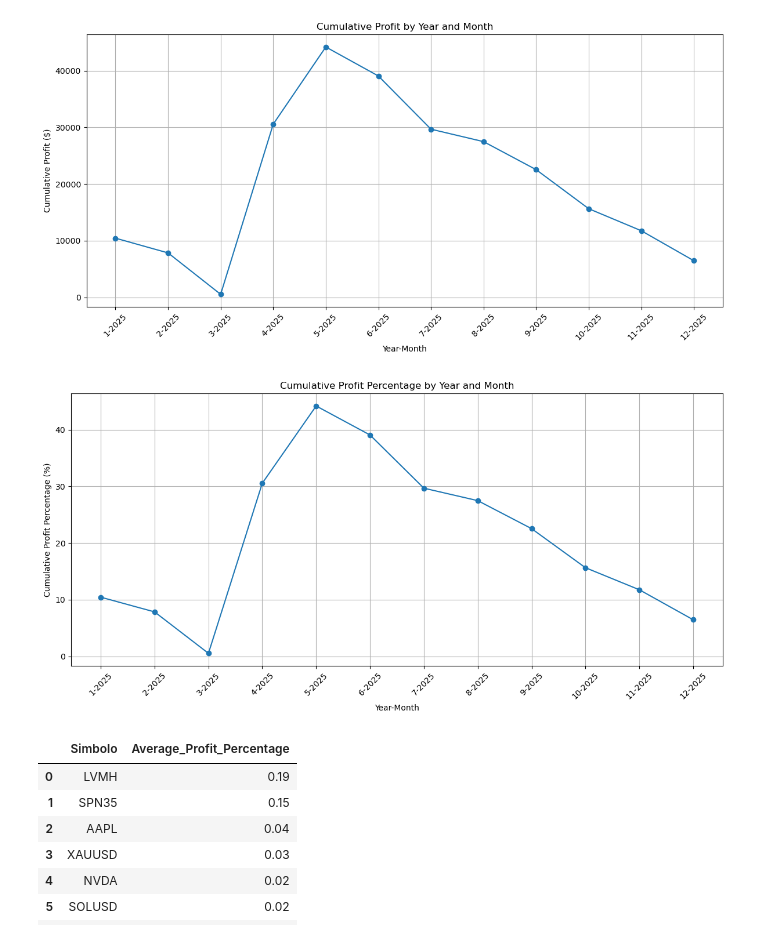
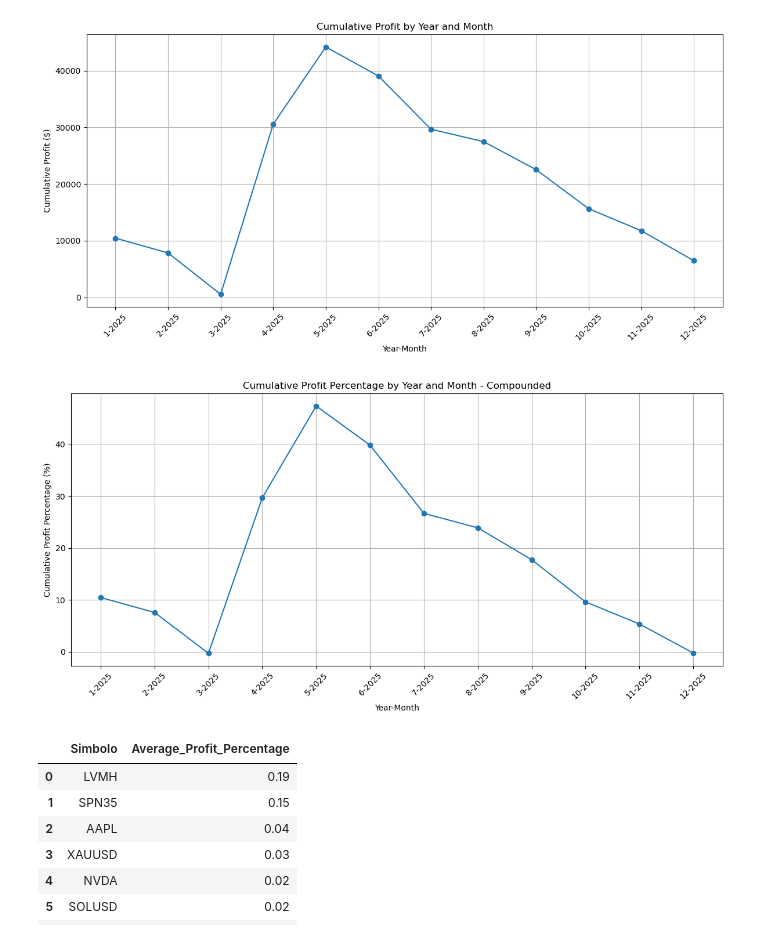
Before and after one commit to scimmione1/prop_trading_results_from_2023, a Jupyter notebook: 01_Prop_Trading_Accounts_complete_analysis_.ipynb, the cells around one changed output. Drawn from its saved outputs; the diff is of its cells as text; code cells hidden in the pictures.

```diff
--- a/01_Prop_Trading_Accounts_complete_analysis_.ipynb
+++ b/01_Prop_Trading_Accounts_complete_analysis_.ipynb
@@ -720,27 +725,27 @@ plt.show()
 # %%
 df_dates_grouped_pct = df_dates.copy()
 
 # group df_dates_grouped_pct by Year and Month
 df_dates_grouped_pct = df_dates_grouped_pct.groupby(['Year', 'Month']).agg({'Profit_pct_100': 'sum'}).reset_index()
 
 # rename columns
 df_dates_grouped_pct.columns = ['Year', 'Month', 'Profit_pct_100']
 
-# calculate cumulative Profit_pct_100 by year and month
-cum_profit_pct = df_dates_grouped_pct['Profit_pct_100'].cumsum()
+# calculate cumulative Profit_pct_100 by year and month with compounding
+cum_profit_pct = ((1 + df_dates_grouped_pct['Profit_pct_100'] / 100).cumprod() - 1) * 100
 
 # plot the data with a line chart
 plt.figure(figsize=(12, 6))
 plt.plot(df_dates_grouped_pct['Month'].astype(str) + '-' + df_dates_grouped_pct['Year'].astype(str), cum_profit_pct, marker='o')
-plt.title('Cumulative Profit Percentage by Year and Month')
+plt.title('Cumulative Profit Percentage by Year and Month - Compounded')
 plt.xlabel('Year-Month')
 plt.ylabel('Cumulative Profit Percentage (%)')
 plt.xticks(rotation=45)
 plt.grid()
 plt.tight_layout()
 plt.show()
 # %% [output]
-[figure, old version]
+[figure, new version]
 # %%
 # calculate the average profit percentage for each symbol
 avg_profit_pct = df.groupby('Simbolo')['Profit_pct'].mean().sort_values(ascending=False).round(2)
```
Also changed, not shown: parts of 6 cells of this notebook.
